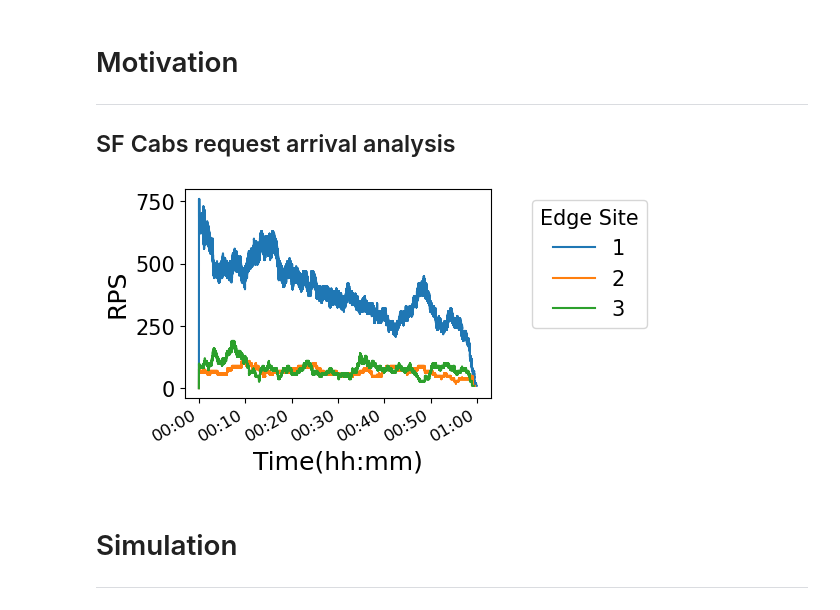
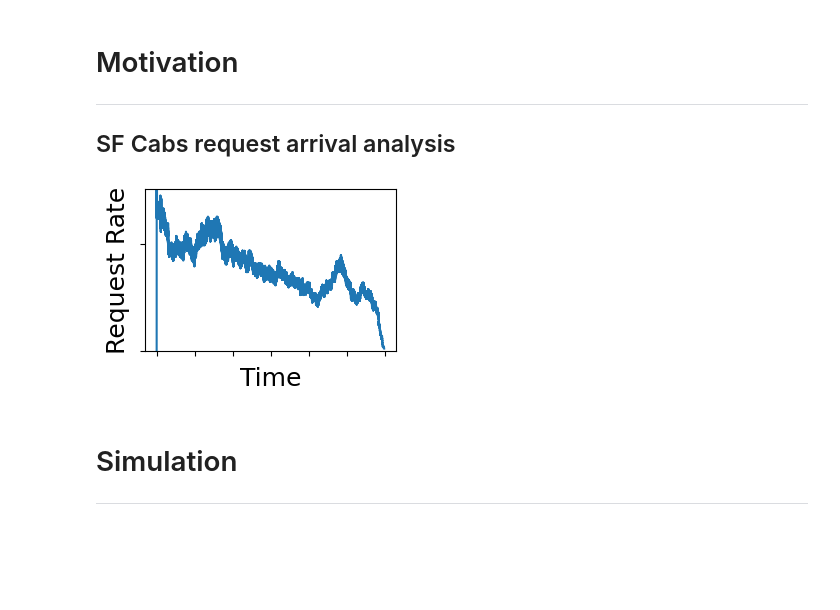
Before and after one commit to gt-epl/feo-notebooks, a Jupyter notebook: Paper.ipynb, the cells around one changed output. Cells and saved outputs as stored; diff of their text form; code cells hidden in the pictures; blank space fills up the shorter version.

```diff
--- a/Paper.ipynb
+++ b/Paper.ipynb
@@ -6,5 +6,5 @@ import pandas as pd
 import json
 import os
 
-plt.rcParams.update({'font.size': 15})
-plt.rcParams.update({'xtick.labelsize': 12})
+plt.rcParams.update({'font.size': 18})
+plt.rcParams.update({'xtick.labelsize': 18})
@@ -29,21 +90,26 @@ def plot_cdf(xvals, ax, **kwargs):
 # %%
 # fig,axs = plt.subplots(3,1, sharex=True, figsize=(3,8))
 fig, ax = plt.subplots(figsize=(4,3))
 
 from matplotlib.dates import DateFormatter
-formatter = DateFormatter('%H:%M')
-for i in range(3):
+formatter = DateFormatter('%H:%M      ')
+for i in [0]:
     visualize_rate(f'../loadgen/sfcabs-12-node-load/sfcabs-load-site{9+i}.npy',ax)
     ax.set_xlabel('')
 ax.xaxis.set_major_formatter(formatter)
 
 fig.tight_layout()
-ax.legend(['1','2','3'], title='Edge Site', bbox_to_anchor=(1.1,1))
-ax.set_ylabel('RPS', fontsize=18)
-ax.set_xlabel('Time(hh:mm)', fontsize=18)
-fig.savefig('/Users/anirudh/Workspace/fededge/paper/figs/varloads.pdf', bbox_inches='tight')
+# ax.legend(['1','2','3'], title='Edge Site', bbox_to_anchor=(1.1,1))
+ax.set_ylabel('Request Rate', fontsize=18)
+ax.set_xlabel('Time', fontsize=18)
+ax.set_ylim(0,760)
+ax.set_xticklabels([])
+ax.set_yticklabels([])
+
+
+fig.savefig('/Users/anirudh/Workspace/fededge/paper/figs/varloads_1.pdf', bbox_inches='tight')
 # %% [output]
-[figure, old version]
+[figure, new version]
 # %% [markdown]
 # Simulation
 ---
```
Also changed, not shown: parts of 26 cells of this notebook, 5 other files.
